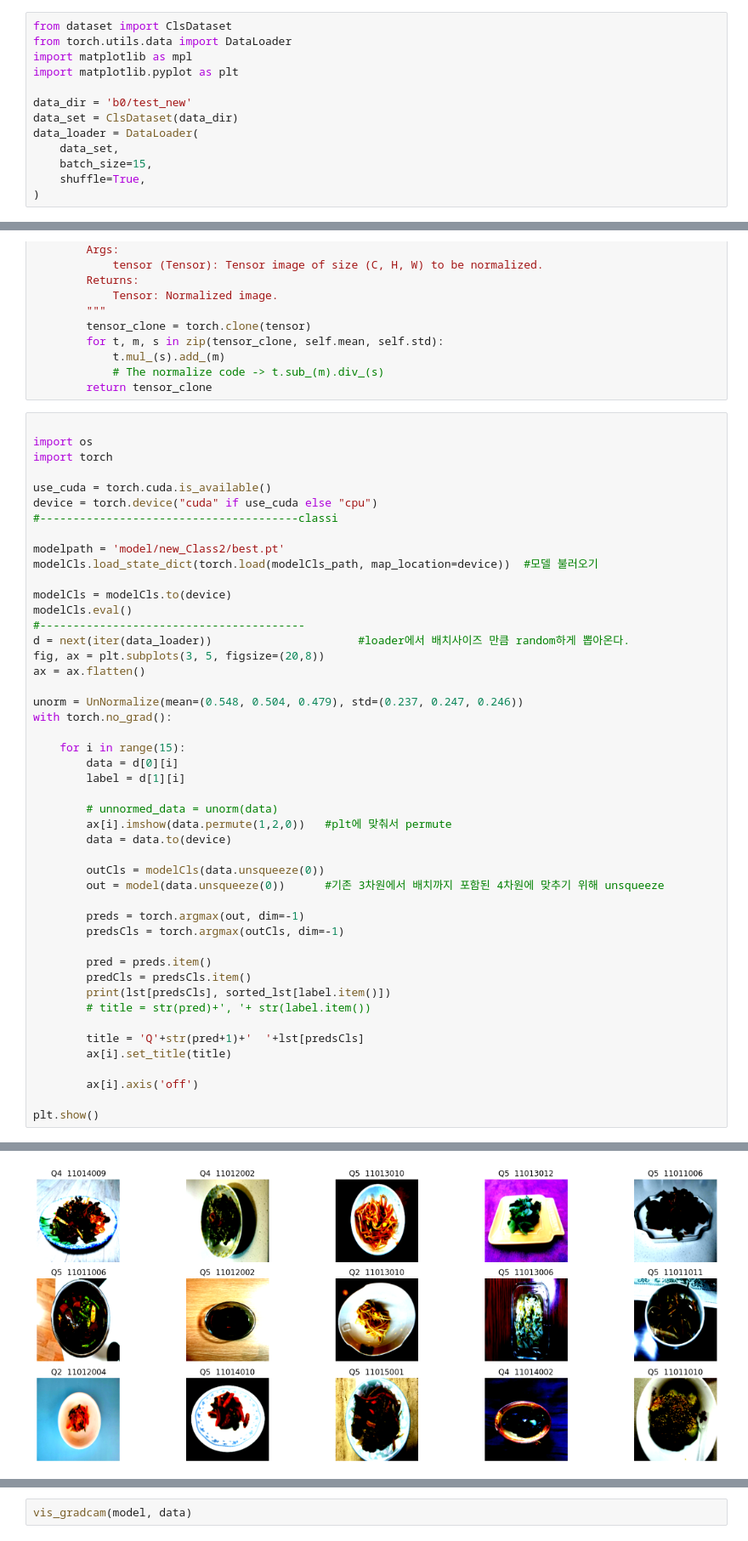
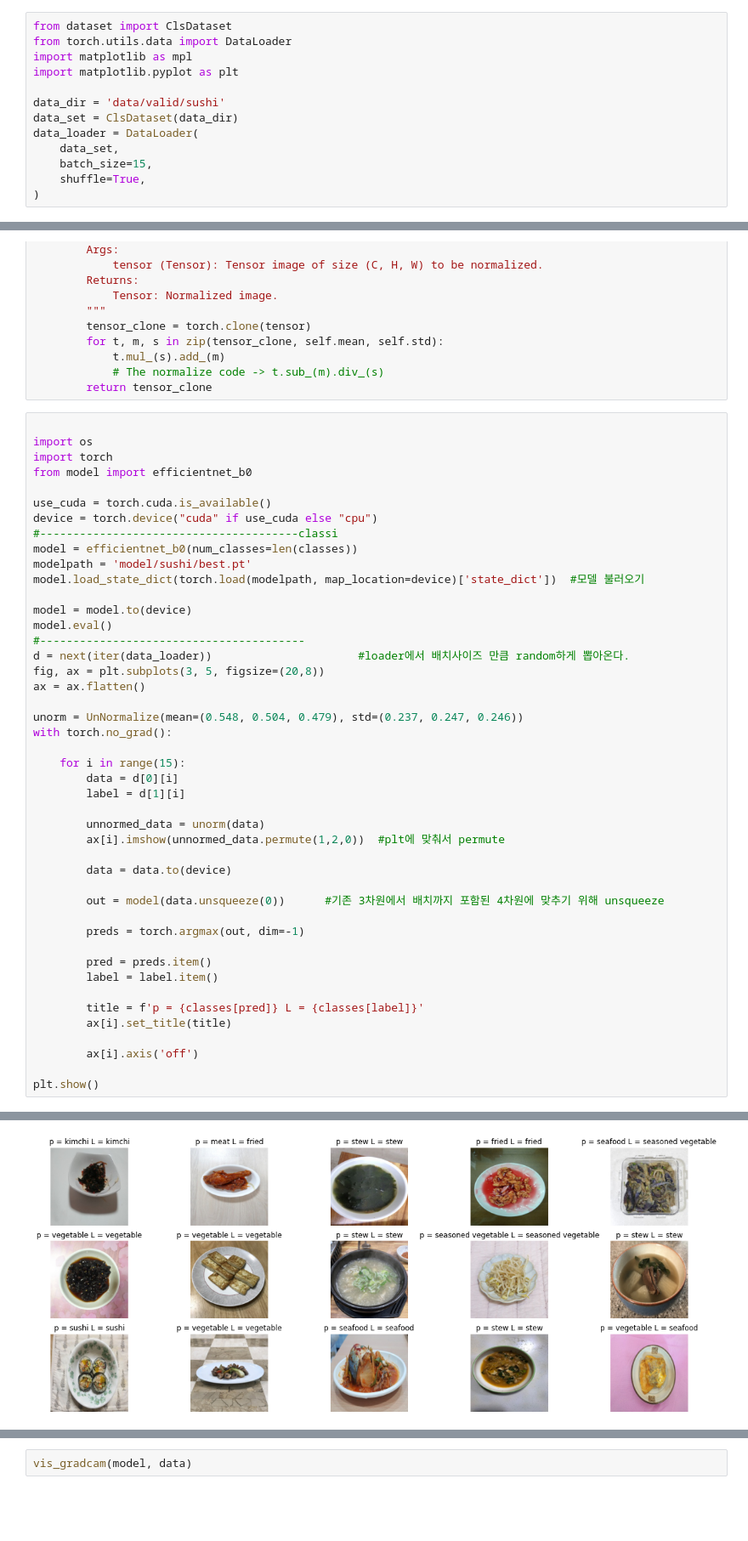
Before and after one commit to boostcampaitech2/final-project-level3-cv-17, a Jupyter notebook: classification/bigcls/inference.ipynb, the cells around one changed output, grey strips where cells are left out. Shown at 85% size. Drawn from its saved outputs; the diff is of its cells as text; blank space fills up the shorter version.

```diff
--- a/classification/bigcls/inference.ipynb
+++ b/classification/bigcls/inference.ipynb
@@ -4,7 +4,7 @@ from torch.utils.data import DataLoader
 import matplotlib as mpl
 import matplotlib.pyplot as plt
 
-data_dir = 'b0/test_new'
+data_dir = 'data/valid/sushi'
 data_set = ClsDataset(data_dir)
 data_loader = DataLoader(
     data_set,
@@ -36,16 +58,17 @@ class UnNormalize(object):
 
 import os
 import torch
+from model import efficientnet_b0
 
 use_cuda = torch.cuda.is_available()
 device = torch.device("cuda" if use_cuda else "cpu")
 #---------------------------------------classi
+model = efficientnet_b0(num_classes=len(classes))
+modelpath = 'model/sushi/best.pt'
+model.load_state_dict(torch.load(modelpath, map_location=device)['state_dict'])  #모델 불러오기
 
-modelpath = 'model/new_Class2/best.pt'
-modelCls.load_state_dict(torch.load(modelCls_path, map_location=device))  #모델 불러오기
-
-modelCls = modelCls.to(device)
-modelCls.eval()
+model = model.to(device)
+model.eval()
 #----------------------------------------
 d = next(iter(data_loader))                      #loader에서 배치사이즈 만큼 random하게 뽑아온다.
 fig, ax = plt.subplots(3, 5, figsize=(20,8))
@@ -58,22 +81,19 @@ with torch.no_grad():
         data = d[0][i]
         label = d[1][i]
 
-        # unnormed_data = unorm(data)
-        ax[i].imshow(data.permute(1,2,0))   #plt에 맞춰서 permute
+        unnormed_data = unorm(data)
+        ax[i].imshow(unnormed_data.permute(1,2,0))  #plt에 맞춰서 permute
+
         data = data.to(device)
 
-        outCls = modelCls(data.unsqueeze(0))
         out = model(data.unsqueeze(0))      #기존 3차원에서 배치까지 포함된 4차원에 맞추기 위해 unsqueeze
 
         preds = torch.argmax(out, dim=-1)
-        predsCls = torch.argmax(outCls, dim=-1)
 
         pred = preds.item()
-        predCls = predsCls.item()
-        print(lst[predsCls], sorted_lst[label.item()])
-        # title = str(pred)+', '+ str(label.item())
+        label = label.item()
 
-        title = 'Q'+str(pred+1)+'  '+lst[predsCls]
+        title = f'p = {classes[pred]} L = {classes[label]}'
         ax[i].set_title(title)
 
         ax[i].axis('off')
@@ -115 +103 @@ Clipping input data to the valid range for imshow with RGB data ([0..1] for floa
-[figure, old version]
+[figure, new version]
```
Also changed, not shown: parts of 5 cells of this notebook, 5 other files.
